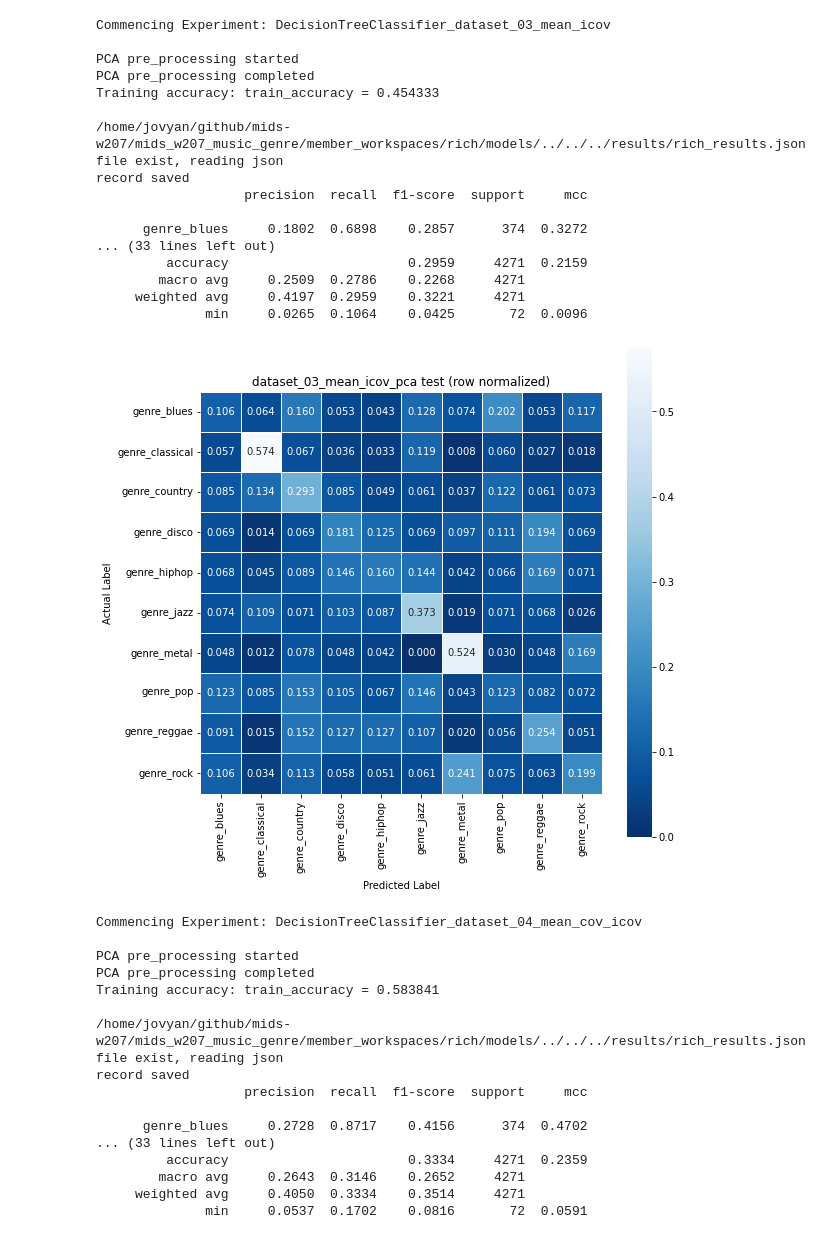
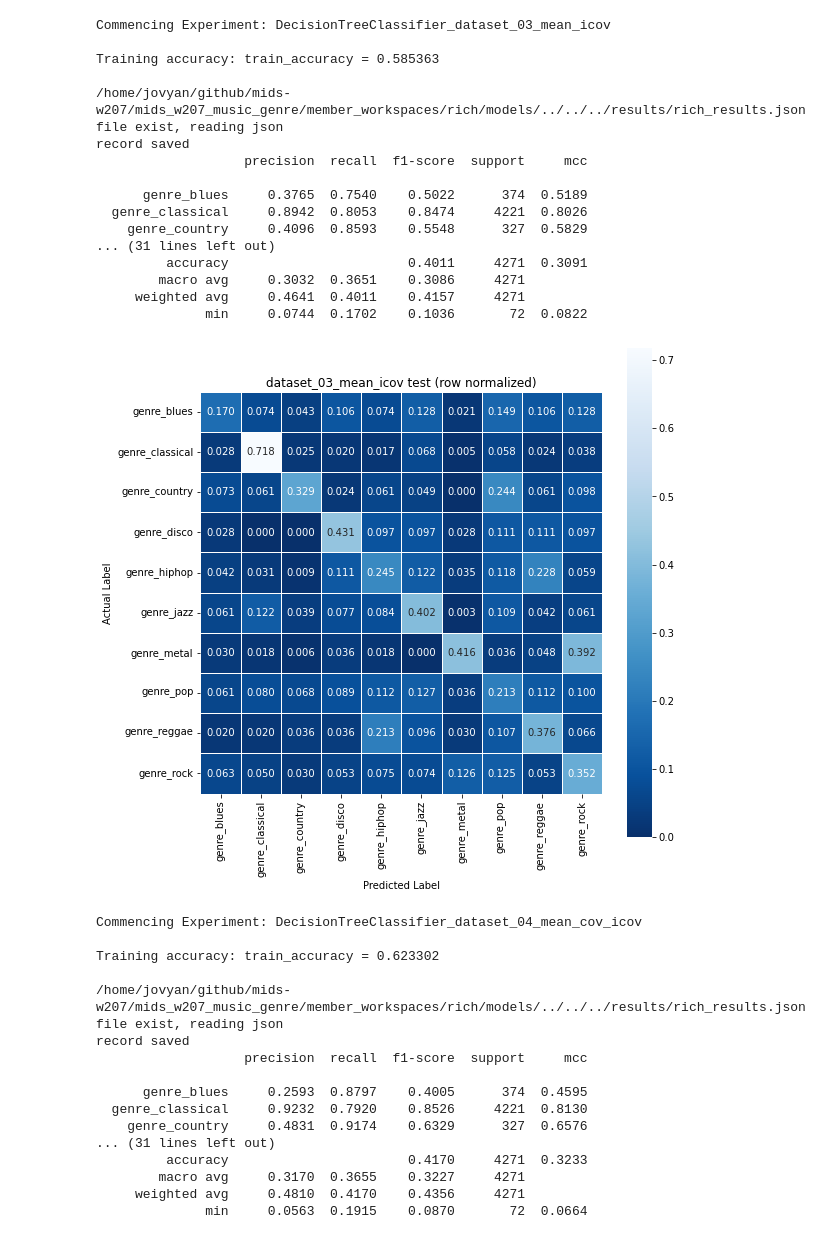
Before and after one commit to RERobbins/mids_w207_music_genre, a Jupyter notebook: member_workspaces/rich/models/04_sklearn_decision_tree.ipynb, the cells around one changed output. Cells and saved outputs as stored; diff of their text form; code cells hidden in the pictures.

```diff
--- a/member_workspaces/rich/models/04_sklearn_decision_tree.ipynb
+++ b/member_workspaces/rich/models/04_sklearn_decision_tree.ipynb
@@ -20,6 +20,8 @@ for dataset in datasets:
     else:
         n_components = .95
 
+    n_components=None
+
     model = model = DecisionTreeClassifier(max_depth=12,
                                            min_samples_leaf=1,
                                            class_weight='balanced')
@@ -82,35 +84,35 @@ record saved
 Commencing Experiment: DecisionTreeClassifier_dataset_03_mean_icov
 
-PCA pre_processing started
-PCA pre_processing completed
-Training accuracy: train_accuracy = 0.454333
+Training accuracy: train_accuracy = 0.585363
 
 /home/jovyan/github/mids-w207/mids_w207_music_genre/member_workspaces/rich/models/../../../results/rich_results.json
 file exist, reading json
 record saved
                    precision  recall  f1-score  support     mcc
 
-      genre_blues     0.1802  0.6898    0.2857      374  0.3272
-... (33 lines left out)
-         accuracy                       0.2959     4271  0.2159
-        macro avg     0.2509  0.2786    0.2268     4271
-     weighted avg     0.4197  0.2959    0.3221     4271
-              min     0.0265  0.1064    0.0425       72  0.0096
+      genre_blues     0.3765  0.7540    0.5022      374  0.5189
+  genre_classical     0.8942  0.8053    0.8474     4221  0.8026
+    genre_country     0.4096  0.8593    0.5548      327  0.5829
+... (31 lines left out)
+         accuracy                       0.4011     4271  0.3091
+        macro avg     0.3032  0.3651    0.3086     4271
+     weighted avg     0.4641  0.4011    0.4157     4271
+              min     0.0744  0.1702    0.1036       72  0.0822
-[figure, old version]
+[figure, new version]
 Commencing Experiment: DecisionTreeClassifier_dataset_04_mean_cov_icov
 
-PCA pre_processing started
-PCA pre_processing completed
-Training accuracy: train_accuracy = 0.583841
+Training accuracy: train_accuracy = 0.623302
 
 /home/jovyan/github/mids-w207/mids_w207_music_genre/member_workspaces/rich/models/../../../results/rich_results.json
 file exist, reading json
 record saved
                    precision  recall  f1-score  support     mcc
 
-      genre_blues     0.2728  0.8717    0.4156      374  0.4702
-... (33 lines left out)
-         accuracy                       0.3334     4271  0.2359
-        macro avg     0.2643  0.3146    0.2652     4271
-     weighted avg     0.4050  0.3334    0.3514     4271
-              min     0.0537  0.1702    0.0816       72  0.0591
+      genre_blues     0.2593  0.8797    0.4005      374  0.4595
+  genre_classical     0.9232  0.7920    0.8526     4221  0.8130
+    genre_country     0.4831  0.9174    0.6329      327  0.6576
+... (31 lines left out)
+         accuracy                       0.4170     4271  0.3233
+        macro avg     0.3170  0.3655    0.3227     4271
+     weighted avg     0.4810  0.4170    0.4356     4271
+              min     0.0563  0.1915    0.0870       72  0.0664
```
Also changed, not shown: parts of 1 cell of this notebook, 6 other files.
